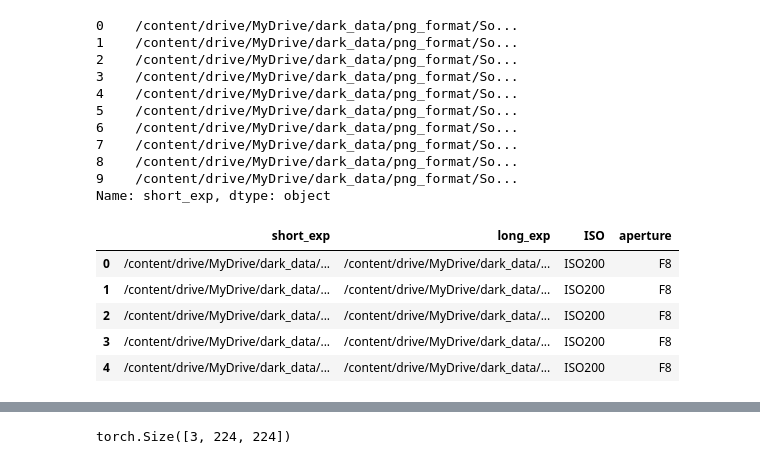
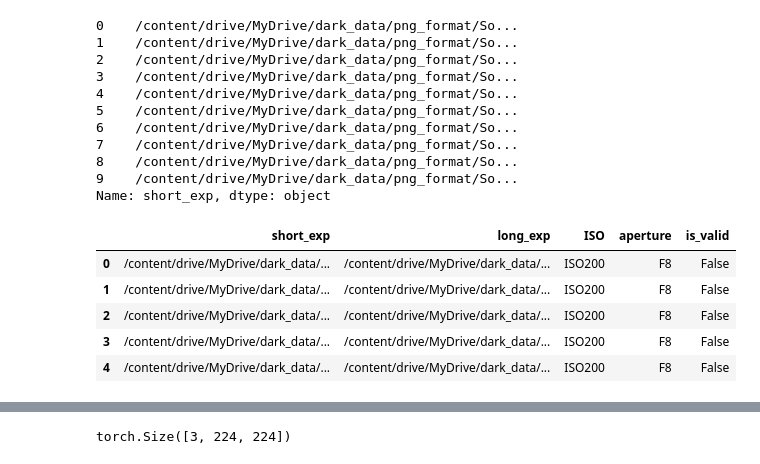
Before and after one commit to ashikshafi08/Learning-Fastai, a Jupyter notebook: Comp/See_in_the_dark.ipynb, the cells around one changed output, grey strips where cells are left out. Cells and saved outputs as stored; diff of their text form; code cells hidden in the pictures.

```diff
--- a/Comp/See_in_the_dark.ipynb
+++ b/Comp/See_in_the_dark.ipynb
@@ -162,14 +162,17 @@ train_df.short_exp[:10]
 8    /content/drive/MyDrive/dark_data/png_format/So...
 9    /content/drive/MyDrive/dark_data/png_format/So...
 Name: short_exp, dtype: object
+# %%
+val_df['is_valid'] = False
+train_df['is_valid'] = False
+test_df['is_valid'] = True
 # %%
-df = pd.concat([train_df , val_df , test_df] , ignore_index= True)
+train_data = pd.concat([train_df , val_df] , ignore_index = True)
+train_data.head()
+# %% [output]
+|  | short_exp | long_exp | ISO | aperture | is_valid |
+| 0 | /content/drive/MyDrive/dark_data/... | /content/drive/MyDrive/dark_data/... | ISO200 | F8 | False |
+| 1 | /content/drive/MyDrive/dark_data/... | /content/drive/MyDrive/dark_data/... | ISO200 | F8 | False |
+| 2 | /content/drive/MyDrive/dark_data/... | /content/drive/MyDrive/dark_data/... | ISO200 | F8 | False |
+| 3 | /content/drive/MyDrive/dark_data/... | /content/drive/MyDrive/dark_data/... | ISO200 | F8 | False |
+| 4 | /content/drive/MyDrive/dark_data/... | /content/drive/MyDrive/dark_data/... | ISO200 | F8 | False |
-# %%
-df.head()
-# %% [output]
-|  | short_exp | long_exp | ISO | aperture |
-| 0 | /content/drive/MyDrive/dark_data/... | /content/drive/MyDrive/dark_data/... | ISO200 | F8 |
-| 1 | /content/drive/MyDrive/dark_data/... | /content/drive/MyDrive/dark_data/... | ISO200 | F8 |
-| 2 | /content/drive/MyDrive/dark_data/... | /content/drive/MyDrive/dark_data/... | ISO200 | F8 |
-| 3 | /content/drive/MyDrive/dark_data/... | /content/drive/MyDrive/dark_data/... | ISO200 | F8 |
-| 4 | /content/drive/MyDrive/dark_data/... | /content/drive/MyDrive/dark_data/... | ISO200 | F8 |
```
Also changed, not shown: parts of 13 cells of this notebook.
